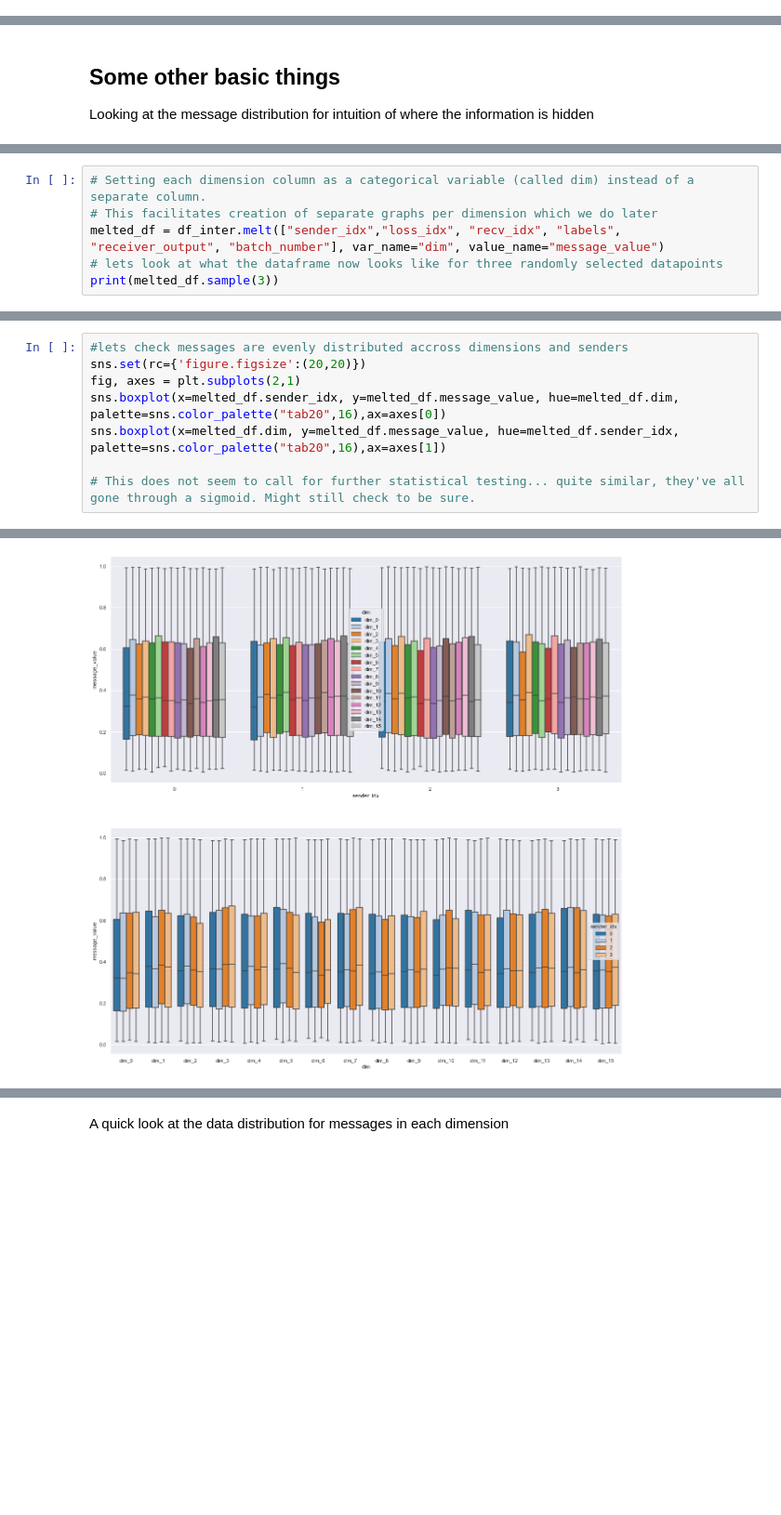
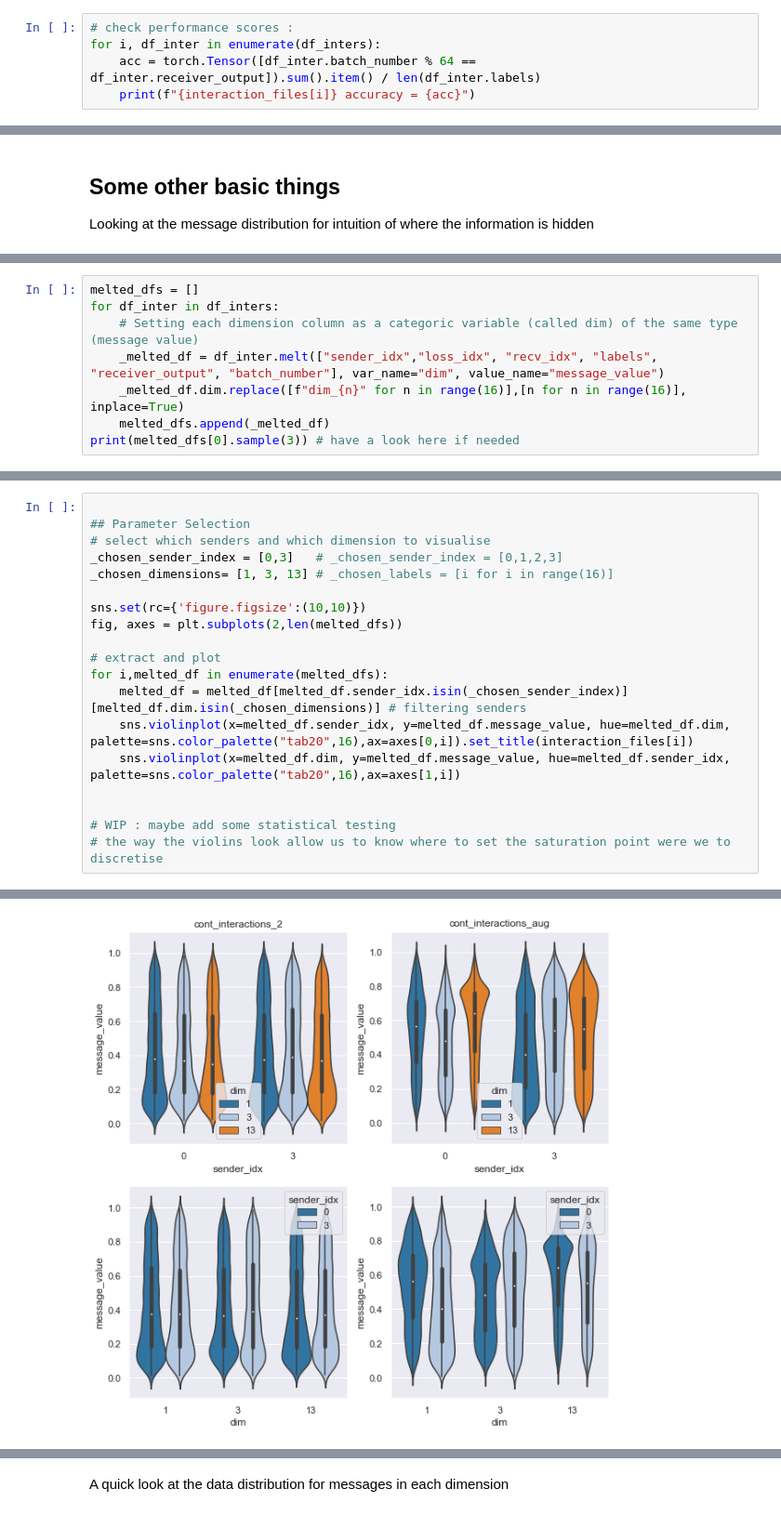
Before and after one commit to facebookresearch/EGG, a Jupyter notebook: egg/zoo/pop/scripts/continuous_interaction_analysis.ipynb, the cells around one changed output, grey strips where cells are left out. Shown: that part at 93% size. Cells and saved outputs as stored; diff of their text form; blank space fills up the shorter version.

```diff
--- a/egg/zoo/pop/scripts/continuous_interaction_analysis.ipynb
+++ b/egg/zoo/pop/scripts/continuous_interaction_analysis.ipynb
@@ -31,0 +23,5 @@ Index(['labels', 'sender_idx', 'recv_idx', 'loss_idx', 'batch_number', 'dim_0',
+# %%
+# check performance scores :
+for i, df_inter in enumerate(df_inters):
+    acc = torch.Tensor([df_inter.batch_number % 64 == df_inter.receiver_output]).sum().item() / len(df_inter.labels)
+    print(f"{interaction_files[i]} accuracy = {acc}")
@@ -89,6 +75,0 @@ import seaborn as sns
-# %%
-# Setting each dimension column as a categorical variable (called dim) instead of a separate column.
-# This facilitates creation of separate graphs per dimension which we do later
-melted_df = df_inter.melt(["sender_idx","loss_idx", "recv_idx", "labels", "receiver_output", "batch_number"], var_name="dim", value_name="message_value")
-# lets look at what the dataframe now looks like for three randomly selected datapoints
-print(melted_df.sample(3))
@@ -104,0 +76,8 @@ print(melted_df.sample(3))
+# %%
+melted_dfs = []
+for df_inter in df_inters:
+    # Setting each dimension column as a categoric variable (called dim) of the same type (message value)
+    _melted_df = df_inter.melt(["sender_idx","loss_idx", "recv_idx", "labels", "receiver_output", "batch_number"], var_name="dim", value_name="message_value")
+    _melted_df.dim.replace([f"dim_{n}" for n in range(16)],[n for n in range(16)], inplace=True)
+    melted_dfs.append(_melted_df)
+print(melted_dfs[0].sample(3)) # have a look here if needed
@@ -105,9 +96,20 @@ print(melted_df.sample(3))
 # %%
-#lets check messages are evenly distributed accross dimensions and senders
-sns.set(rc={'figure.figsize':(20,20)})
-fig, axes = plt.subplots(2,1)
-sns.boxplot(x=melted_df.sender_idx, y=melted_df.message_value, hue=melted_df.dim, palette=sns.color_palette("tab20",16),ax=axes[0])
-sns.boxplot(x=melted_df.dim, y=melted_df.message_value, hue=melted_df.sender_idx, palette=sns.color_palette("tab20",16),ax=axes[1])
 
-# This does not seem to call for further statistical testing... quite similar, they've all gone through a sigmoid. Might still check to be sure.
+## Parameter Selection
+# select which senders and which dimension to visualise
+_chosen_sender_index = [0,3]   # _chosen_sender_index = [0,1,2,3]
+_chosen_dimensions= [1, 3, 13] # _chosen_labels = [i for i in range(16)]
+
+sns.set(rc={'figure.figsize':(10,10)})
+fig, axes = plt.subplots(2,len(melted_dfs))
+
+# extract and plot
+for i,melted_df in enumerate(melted_dfs):
+    melted_df = melted_df[melted_df.sender_idx.isin(_chosen_sender_index)][melted_df.dim.isin(_chosen_dimensions)] # filtering senders
+    sns.violinplot(x=melted_df.sender_idx, y=melted_df.message_value, hue=melted_df.dim, palette=sns.color_palette("tab20",16),ax=axes[0,i]).set_title(interaction_files[i])
+    sns.violinplot(x=melted_df.dim, y=melted_df.message_value, hue=melted_df.sender_idx, palette=sns.color_palette("tab20",16),ax=axes[1,i])
+
+
+# WIP : maybe add some statistical testing
+# the way the violins look allow us to know where to set the saturation point were we to discretise
 # %% [output]
@@ -115 +116 @@ sns.boxplot(x=melted_df.dim, y=melted_df.message_value, hue=melted_df.sender_idx
-[figure, old version]
+[figure, new version]
```
Also changed, not shown: parts of 20 cells of this notebook, 1 other file.
